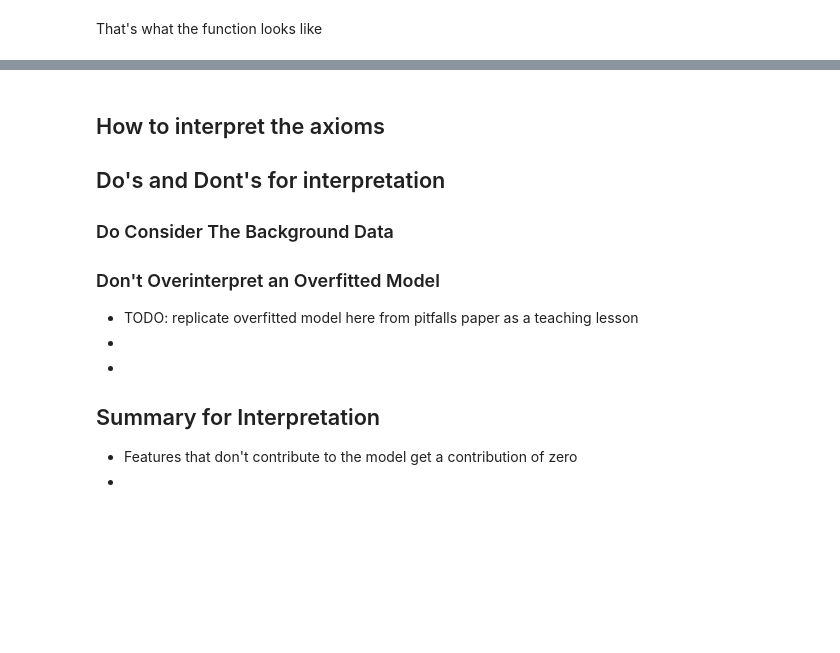
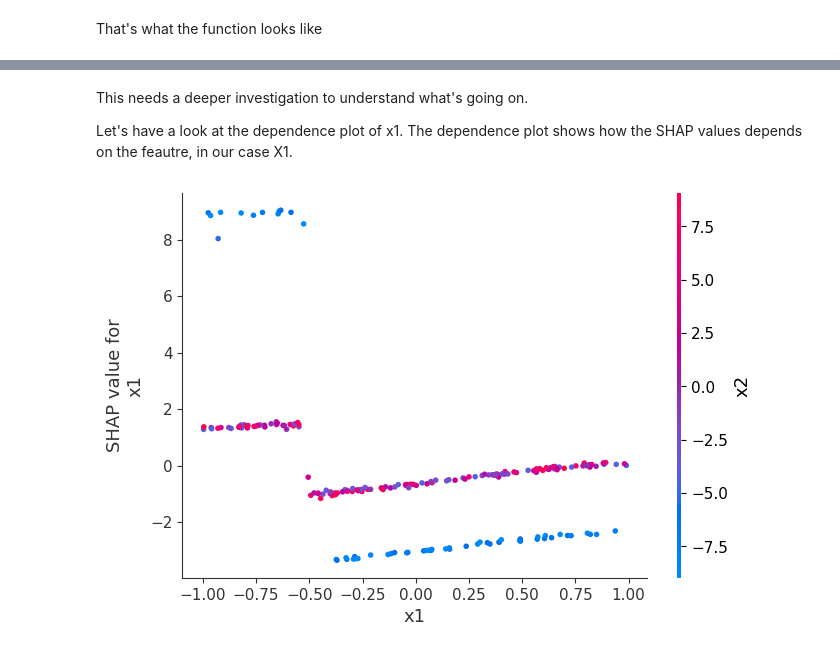
Before and after one commit to christophM/shap-book, a Jupyter notebook: manuscript/interpretation.ipynb, the cells around one changed output, grey strips where cells are left out. Cells and saved outputs as stored; diff of their text form; code cells hidden in the pictures; blank space fills up the shorter version.

```diff
--- a/manuscript/interpretation.ipynb
+++ b/manuscript/interpretation.ipynb
@@ -493,20 +496,9 @@ No data for colormapping provided via 'c'. Parameters 'vmin', 'vmax' will be ign
-# %% [markdown]
-
-
-## How to interpret the axioms
-
-## Do's and Dont's for interpretation
-
-
-### Do Consider The Background Data
-
-### Don't Overinterpret an Overfitted Model
-
-- TODO: replicate overfitted model here from pitfalls paper as a teaching lesson
--
--
-
-## Summary for Interpretation
-
-- Features that don't contribute to the model get a contribution of zero
--
+# %% [markdown]
+This needs a deeper investigation to  understand what's going on.
+
+Let's have a look at the dependence plot of x1.
+The dependence plot shows how the SHAP values depends on the feautre, in our case X1.
+# %%
+shap.dependence_plot("x1", shap_values, X_test)
+# %% [output]
+[figure, added]
```
Also changed, not shown: parts of 19 cells of this notebook, 6 other files.
